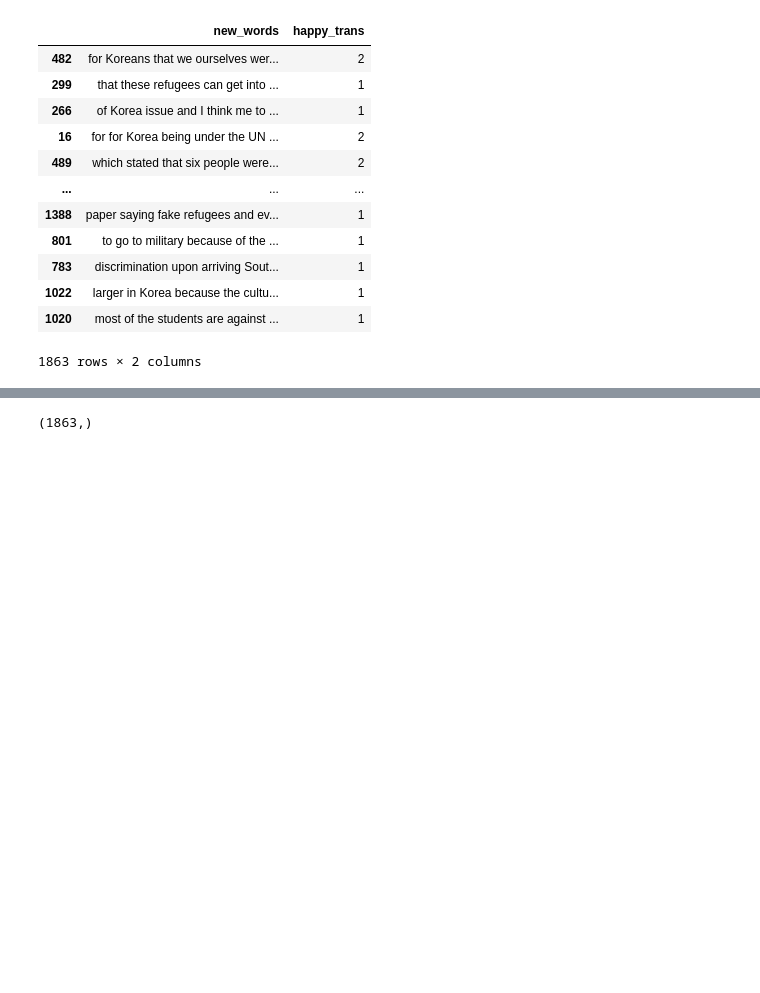
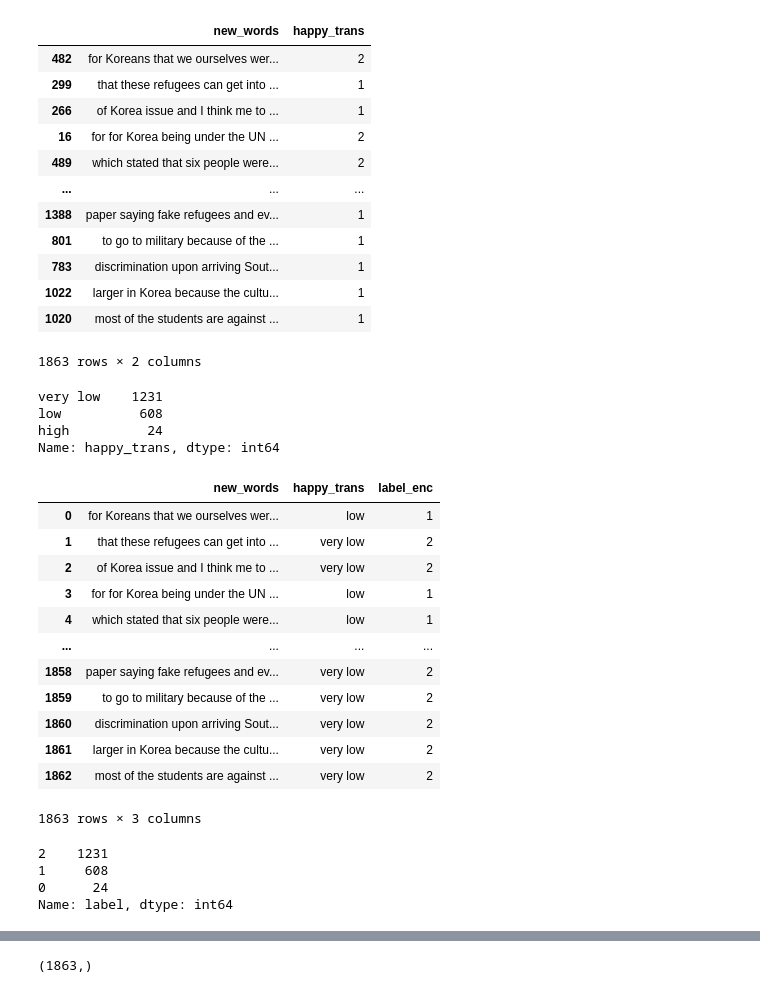
Before and after one commit to saber258/EEG_Text_alignment, a Jupyter notebook: notebooks/Happy_BERTsequence.ipynb, the cells around one changed output, grey strips where cells are left out. Cells and saved outputs as stored; diff of their text form; code cells hidden in the pictures; blank space fills up the shorter version.

```diff
--- a/notebooks/Happy_BERTsequence.ipynb
+++ b/notebooks/Happy_BERTsequence.ipynb
@@ -100,3 +121,39 @@ df
 | 1022 | larger in Korea because the cultu... | 1 |
 | 1020 | most of the students are against ... | 1 |
 1863 rows × 2 columns
+# %%
+def to_emotion(rating):
+  rating = int(rating)
+  if rating == 2:
+    return 'low'
+  elif rating == 3:
+    return 'high'
+  else:
+    return 'very low'
+
+df['happy_trans'] = df.happy_trans.apply(to_emotion)
+# %%
+df['happy_trans'].value_counts()
+# %% [output]
+very low    1231
+low          608
+high          24
+Name: happy_trans, dtype: int64
+# %%
+df = df.reset_index()
+# %%
+df
+# %% [output]
+|  | new_words | happy_trans | label_enc |
+| 0 | for Koreans that we ourselves wer... | low | 1 |
+| 1 | that these refugees can get into ... | very low | 2 |
+| 2 | of Korea issue and I think me to ... | very low | 2 |
+| 3 | for for Korea being under the UN ... | low | 1 |
+| 4 | which stated that six people were... | low | 1 |
+| ... | ... | ... | ... |
+| 1858 | paper saying fake refugees and ev... | very low | 2 |
+| 1859 | to go to military because of the ... | very low | 2 |
+| 1860 | discrimination upon arriving Sout... | very low | 2 |
+| 1861 | larger in Korea because the cultu... | very low | 2 |
+| 1862 | most of the students are against ... | very low | 2 |
+1863 rows × 3 columns
@@ -102,0 +166,7 @@ df
+# %%
+df['label'].value_counts()
+# %% [output]
+2    1231
+1     608
+0      24
+Name: label, dtype: int64
```
Also changed, not shown: parts of 32 cells of this notebook.
